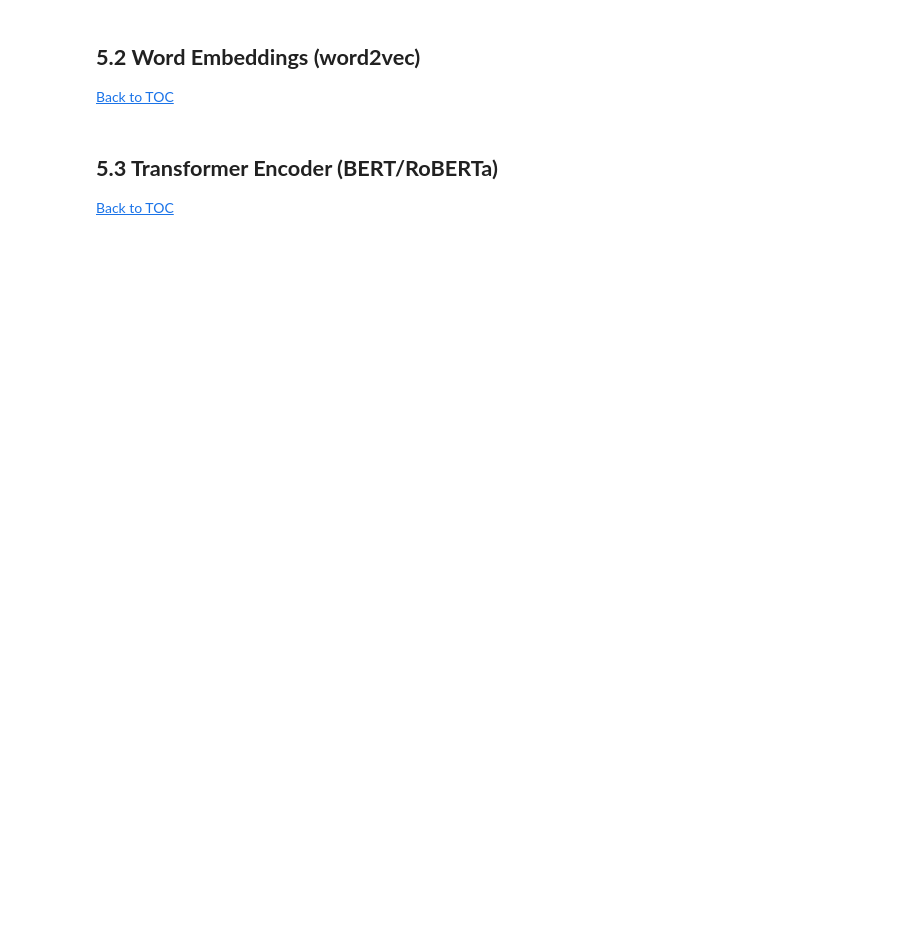
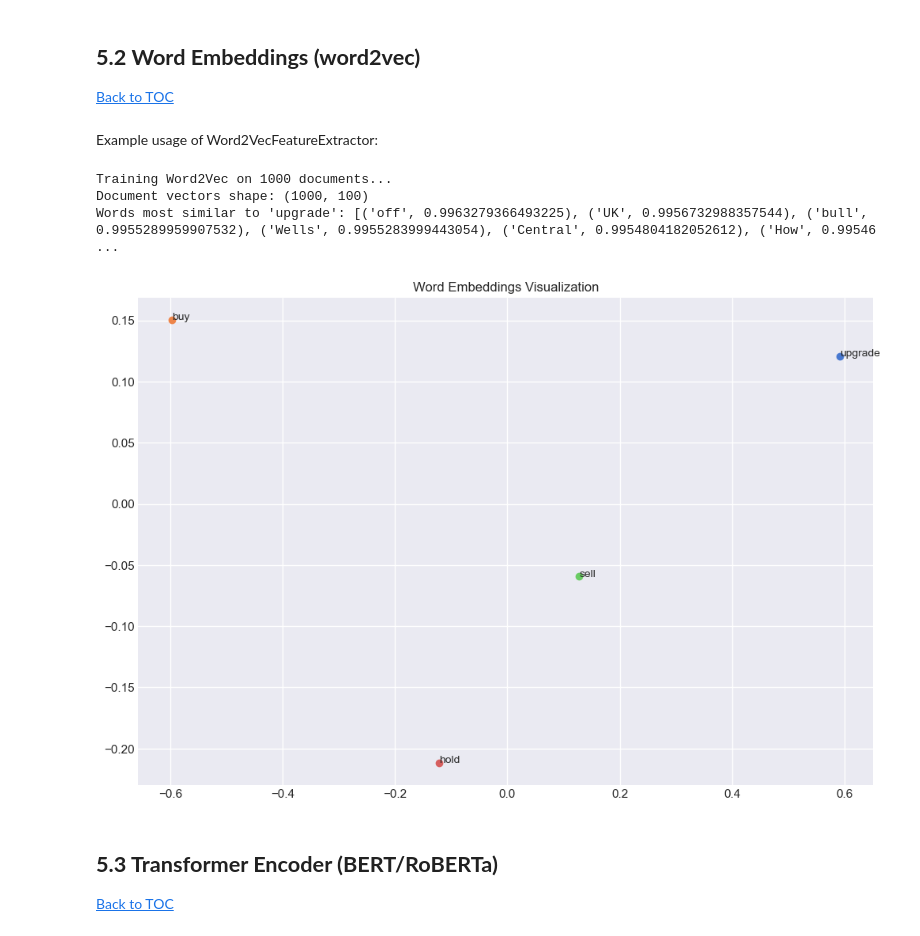
Before and after one commit to goncaloa49417/Text_Mining, a Jupyter notebook: project/tm_tests_03.ipynb, the cells around one changed output. Saved outputs shown, nothing was run; the diff lists cells and outputs as text; code cells hidden in the pictures; blank space fills up the shorter version.

```diff
--- a/project/tm_tests_03.ipynb
+++ b/project/tm_tests_03.ipynb
@@ -1121,0 +2007,11 @@ class BoWFeatureExtractor:
+# %%
+# Define a smaller subset of texts for quick testing
+texts = train['text'].values[:1000]
+
+print("\n" + "="*60)
+print("EXAMPLE 6: Using BoWFeatureExtractor")
+print("="*60)
+bow_extractor = BoWFeatureExtractor(max_features=5000, use_ngrams=True, use_svd=False)
+X_bow = bow_extractor.fit_transform(texts)
+print(f"BoW feature matrix shape: {X_bow.shape}")
+bow_extractor.get_top_features(n=10)
@@ -1271,3 +2045,18 @@ class Word2VecFeatureExtractor:
+# %% [markdown]
+Example usage of Word2VecFeatureExtractor:
+# %%
+w2v_extractor = Word2VecFeatureExtractor(vector_size=100)
+w2v_extractor.fit(texts)
+doc_vectors = w2v_extractor.transform(texts)
+print(f"Document vectors shape: {doc_vectors.shape}")
+similar_words = w2v_extractor.get_most_similar_words('upgrade')
+print(f"Words most similar to 'upgrade': {similar_words}")
+w2v_extractor.visualize_embeddings(['upgrade', 'downgrade', 'buy', 'sell', 'hold', 'soars'], save_path='word_embeddings.png')
+# %% [output]
+Training Word2Vec on 1000 documents...
+Document vectors shape: (1000, 100)
+Words most similar to 'upgrade': [('off', 0.9963279366493225), ('UK', 0.9956732988357544), ('bull', 0.9955289959907532), ('Wells', 0.9955283999443054), ('Central', 0.9954804182052612), ('How', 0.99546 ...
+[figure, added]
 # %% [markdown]
 <a class="anchor" id="5.3">
 
```
Also changed, not shown: parts of 26 cells of this notebook.
